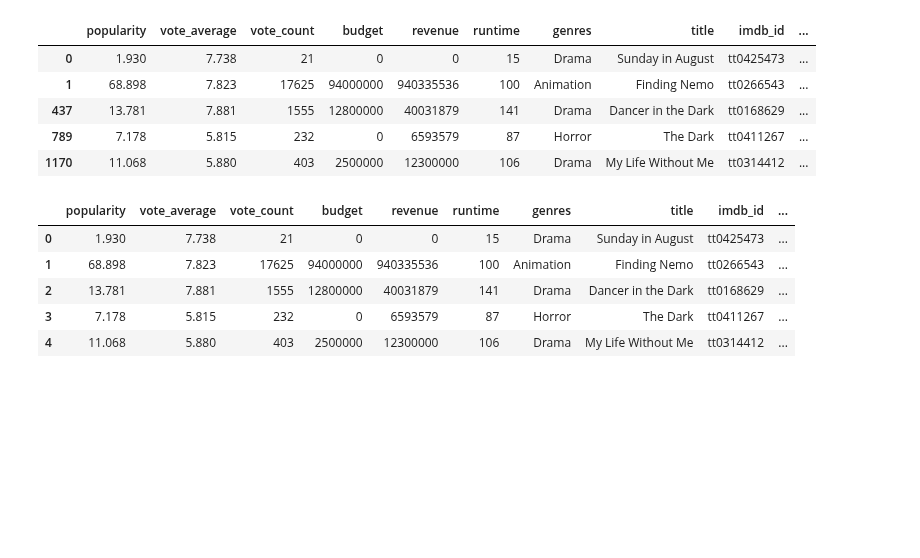
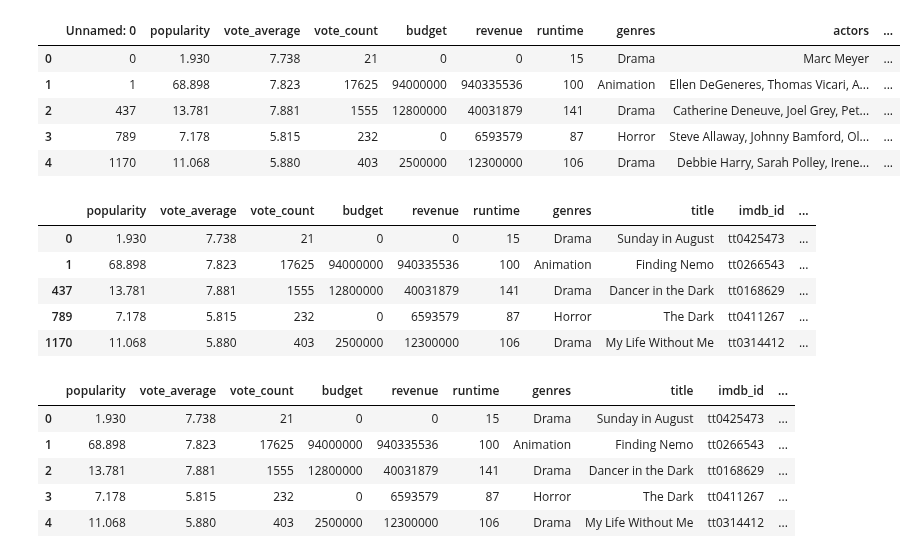
Before and after one commit to aurelieDANIEL2003/projet2_AAA, a Jupyter notebook: Recommendation_a.ipynb, the cells around one changed output. Saved outputs shown, nothing was run; the diff lists cells and outputs as text; code cells hidden in the pictures; blank space fills up the shorter version.

```diff
--- a/Recommendation_a.ipynb
+++ b/Recommendation_a.ipynb
@@ -66,6 +66,15 @@ df_filtered2 = df_merged[features + ['genres', 'actors', 'title', 'imdb_id']].fi
 # on les met dans un fichier plus court pour la recherche
 df_filtered2.to_csv(chemin_bd + 'resultat/df_filtered2.csv')
 df_filtered_actor = pd.read_csv(chemin_bd + 'resultat/df_filtered2.csv')
+# %%
+df_filtered_actor.head()
+# %% [output]
+|  | Unnamed: 0 | popularity | vote_average | vote_count | budget | revenue | runtime | genres | actors | ... |
+| 0 | 0 | 1.930 | 7.738 | 21 | 0 | 0 | 15 | Drama | Marc Meyer | ... |
+| 1 | 1 | 68.898 | 7.823 | 17625 | 94000000 | 940335536 | 100 | Animation | Ellen DeGeneres, Thomas Vicari, A... | ... |
+| 2 | 437 | 13.781 | 7.881 | 1555 | 12800000 | 40031879 | 141 | Drama | Catherine Deneuve, Joel Grey, Pet... | ... |
+| 3 | 789 | 7.178 | 5.815 | 232 | 0 | 6593579 | 87 | Horror | Steve Allaway, Johnny Bamford, Ol... | ... |
+| 4 | 1170 | 11.068 | 5.880 | 403 | 2500000 | 12300000 | 106 | Drama | Debbie Harry, Sarah Polley, Irene... | ... |
 # %%
 # on selection une colonne interemediare avec deux acteurs
 df_filtered2['first_two_actors'] = df_filtered2['actors'].apply(
```
Also changed, not shown: parts of 4 cells of this notebook, 5 other files.
